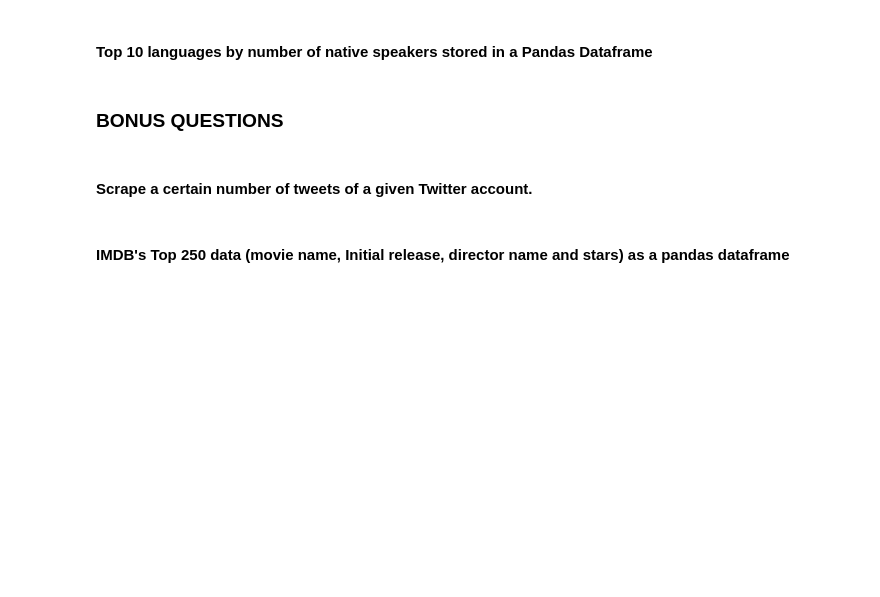
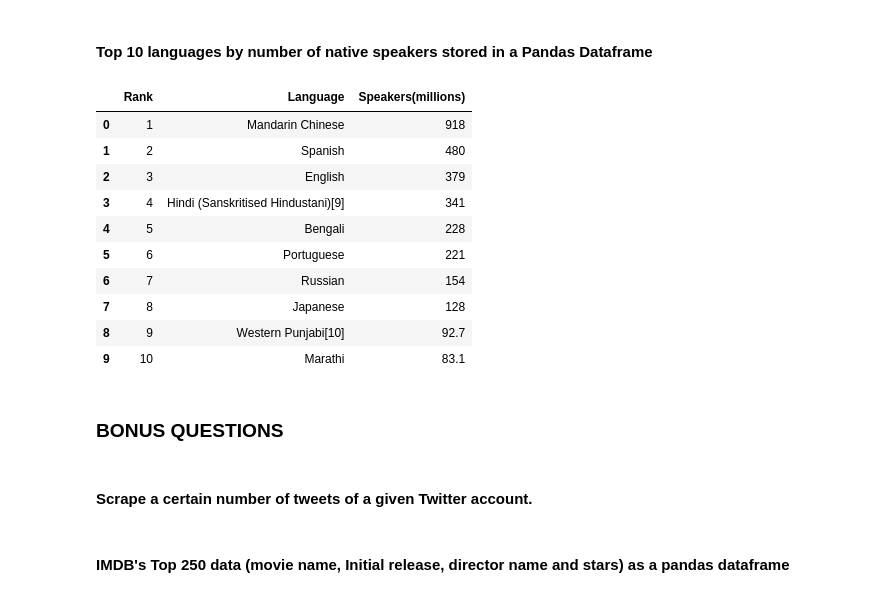
Before and after one commit to ta-data-mexpt/lab-web-scrapping, a Jupyter notebook: your-code/main.ipynb, the cells around one changed output. Drawn from its saved outputs; the diff is of its cells as text; code cells hidden in the pictures; blank space fills up the shorter version.

```diff
--- a/your-code/main.ipynb
+++ b/your-code/main.ipynb
@@ -283,3 +469,30 @@ url = 'https://en.wikipedia.org/wiki/List_of_languages_by_number_of_native_speak
+# %%
+#your code
+html = requests.get(url).content
+soup = BeautifulSoup(html, 'lxml')
+# %%
+table = soup.find('table', {'class':'wikitable'})
+# %%
+colnames = [tag.text.strip() for tag in table.find_all('th')]
+# %%
+tbody = table.find('tbody')
+rows = [[td.text.strip() for td in tag.find_all('td')] for tag in tbody.find_all('tr')][:11]
+data = rows[1:]
+# %%
+df = pd.DataFrame(data, columns=colnames).iloc[:,[0,1,2]]
+df
+# %% [output]
+|  | Rank | Language | Speakers(millions) |
+| 0 | 1 | Mandarin Chinese | 918 |
+| 1 | 2 | Spanish | 480 |
+| 2 | 3 | English | 379 |
+| 3 | 4 | Hindi (Sanskritised Hindustani)[9] | 341 |
+| 4 | 5 | Bengali | 228 |
+| 5 | 6 | Portuguese | 221 |
+| 6 | 7 | Russian | 154 |
+| 7 | 8 | Japanese | 128 |
+| 8 | 9 | Western Punjabi[10] | 92.7 |
+| 9 | 10 | Marathi | 83.1 |
 # %% [markdown]
 ### BONUS QUESTIONS
 # %% [markdown]
```
Also changed, not shown: parts of 16 cells of this notebook.
